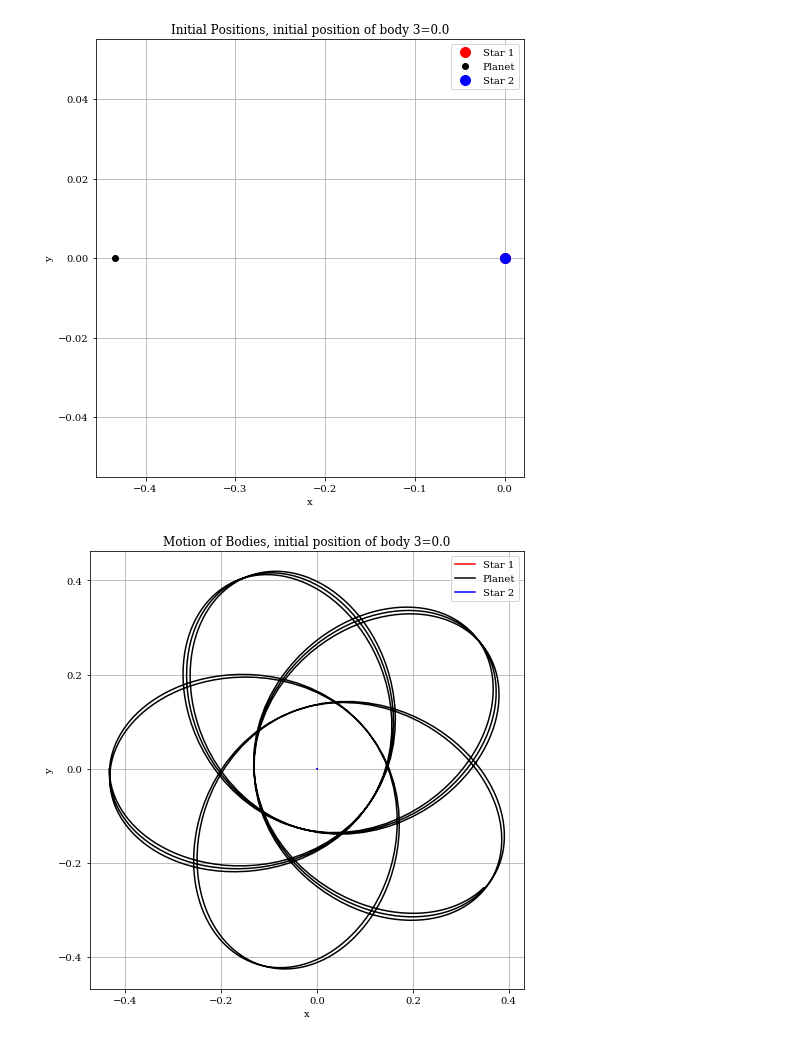
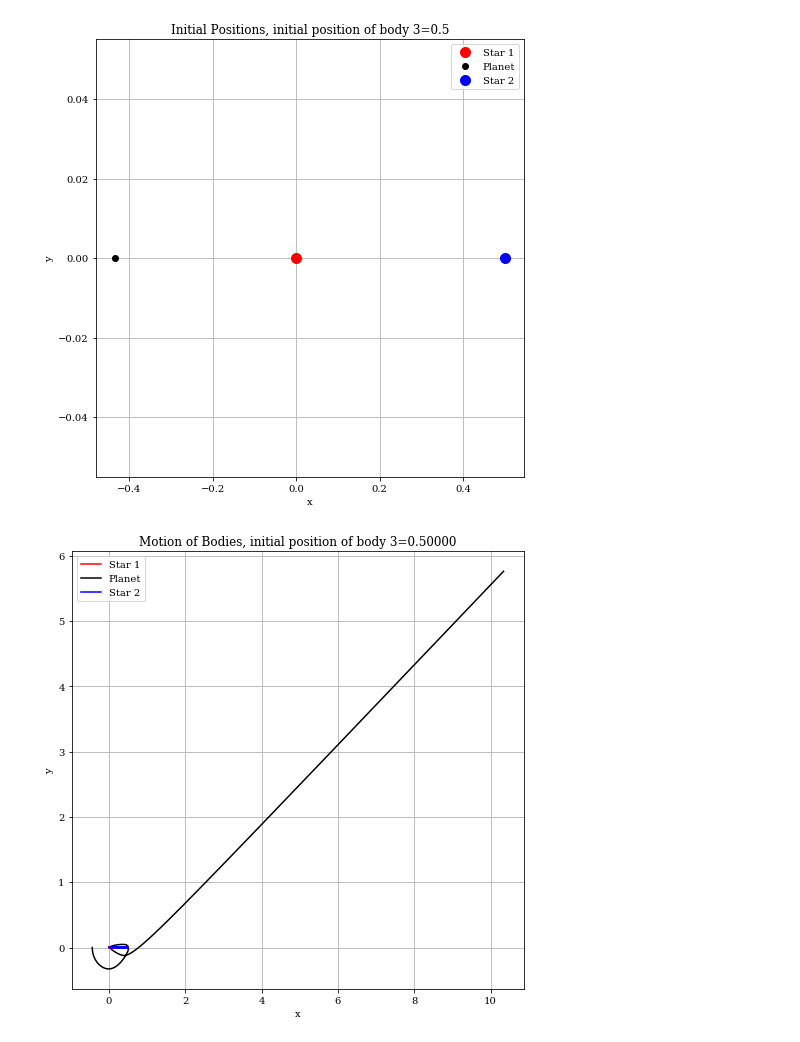
Before and after one commit to ReiCampo/Project-2-Exoplanets, a Jupyter notebook: Subanalysis.ipynb, the cells around one changed output. Cells and saved outputs as stored; diff of their text form; code cells hidden in the pictures.

```diff
--- a/Subanalysis.ipynb
+++ b/Subanalysis.ipynb
@@ -32,5 +32,3 @@ a1=rap*mu/M1
 a2=rap*mu/M2
 v1=vap*mu/M1
 v2=vap*mu/M2
-
-tarr=np.linspace(0.0, 7*P, 1e3)
@@ -37,5 +37,5 @@ tarr=np.linspace(0.0, 7*P, 1e3)
 # %%
-def body3(pos):
+def body3(pos, p=1, ϵ=0.0001):
     body1Pos = [a1,0,0] #(x,y,z)
     body1Velo = [0,v1,0] #(vx,vy,vz)
 
@@ -49,5 +49,6 @@ def body3(pos):
     pos = np.array([body1Pos, body2Pos, body3Pos]).flatten()
     velo = np.array([body1Velo, body2Velo, body3Velo]).flatten()
     v0 = np.array([pos, velo]).flatten()
-    result=integrate.odeint(gs.df_Nbody,v0,tarr,args=(mass,G, 0.1))
-    return result
+    tarr=np.linspace(0.0, P*p, 1e3)
+    result=integrate.odeint(gs.df_Nbody,v0,tarr,args=(mass,G, ϵ))
+    return result, tarr
@@ -114,10 +127,9 @@ p.plotter(result, 1,1,1, pos3, proj=4, tarr=tarr)
 # %%
-pos3 = a1
-result = body3(pos3)
+pos3 = 0.5
+result, tarr = body3(pos3, 5)
 p.plotter(result, 1,1,1, pos3, proj=0, tarr=tarr)
 p.plotter(result, 1,1,1, pos3, proj=2, tarr=tarr)
-p.plotter(result, 1,1,1, pos3, proj=3, tarr=tarr)
 p.plotter(result, 1,1,1, pos3, proj=4, tarr=tarr)
 # %% [output]
-[figure, old version]
+[figure, new version]
-[figure, old version]
+[figure, new version]
```
Also changed, not shown: parts of 11 cells of this notebook.
